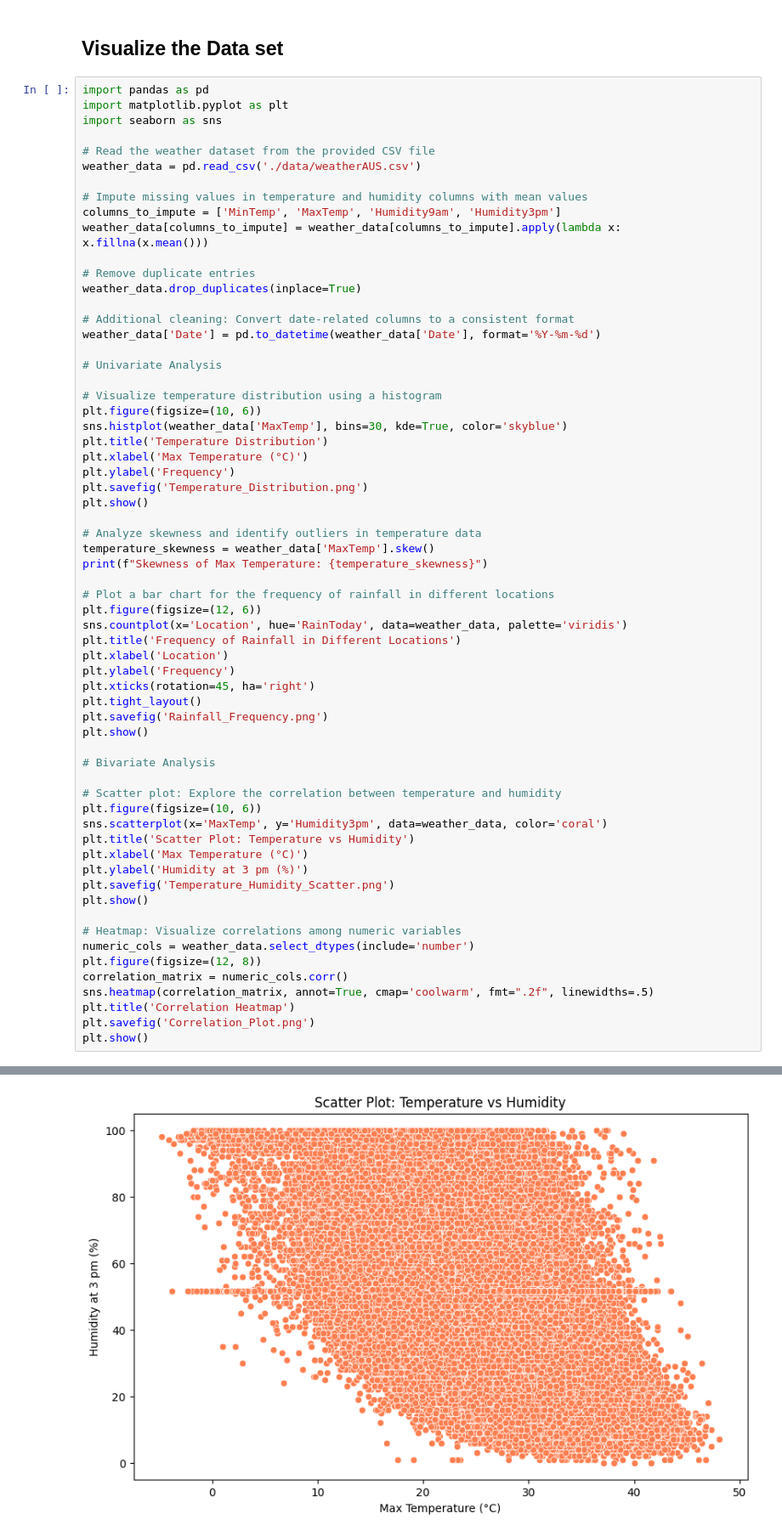
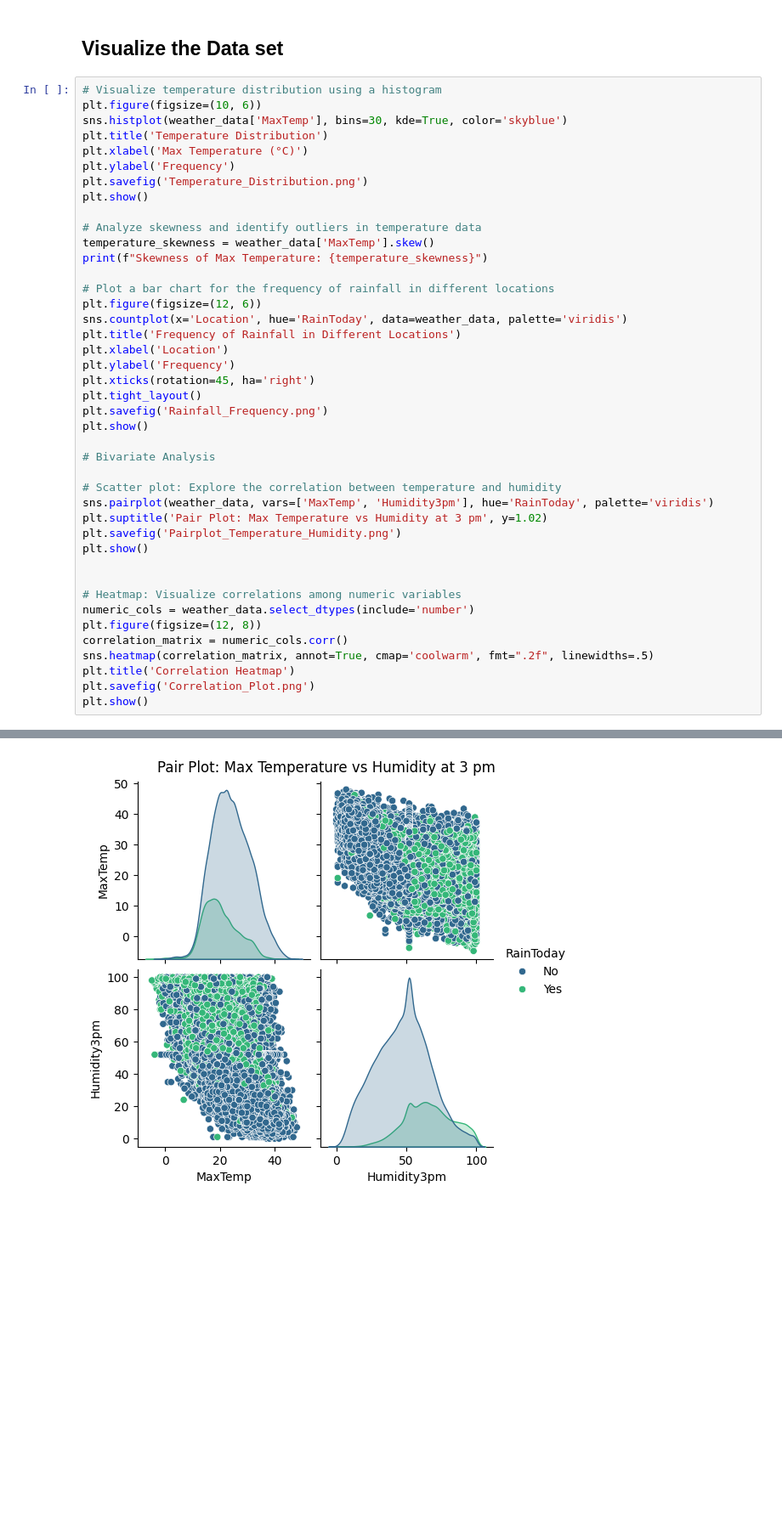
Before and after one commit to Dev00kushal/Student-Performance-Data, a Jupyter notebook: WeatherData.ipynb, the cells around one changed output, grey strips where cells are left out. Shown at 85% size. Saved outputs shown, nothing was run; the diff lists cells and outputs as text; blank space fills up the shorter version.

```diff
--- a/WeatherData.ipynb
+++ b/WeatherData.ipynb
@@ -136,25 +165,6 @@ Unique Wind Directions:
 # %% [markdown]
 ## Visualize the Data set
 # %%
-import pandas as pd
-import matplotlib.pyplot as plt
-import seaborn as sns
-
-# Read the weather dataset from the provided CSV file
-weather_data = pd.read_csv('./data/weatherAUS.csv')
-
-# Impute missing values in temperature and humidity columns with mean values
-columns_to_impute = ['MinTemp', 'MaxTemp', 'Humidity9am', 'Humidity3pm']
-weather_data[columns_to_impute] = weather_data[columns_to_impute].apply(lambda x: x.fillna(x.mean()))
-
-# Remove duplicate entries
-weather_data.drop_duplicates(inplace=True)
-
-# Additional cleaning: Convert date-related columns to a consistent format
-weather_data['Date'] = pd.to_datetime(weather_data['Date'], format='%Y-%m-%d')
-
-# Univariate Analysis
-
 # Visualize temperature distribution using a histogram
 plt.figure(figsize=(10, 6))
 sns.histplot(weather_data['MaxTemp'], bins=30, kde=True, color='skyblue')
@@ -182,13 +192,11 @@ plt.show()
 # Bivariate Analysis
 
 # Scatter plot: Explore the correlation between temperature and humidity
-plt.figure(figsize=(10, 6))
-sns.scatterplot(x='MaxTemp', y='Humidity3pm', data=weather_data, color='coral')
-plt.title('Scatter Plot: Temperature vs Humidity')
-plt.xlabel('Max Temperature (°C)')
-plt.ylabel('Humidity at 3 pm (%)')
-plt.savefig('Temperature_Humidity_Scatter.png')
+sns.pairplot(weather_data, vars=['MaxTemp', 'Humidity3pm'], hue='RainToday', palette='viridis')
+plt.suptitle('Pair Plot: Max Temperature vs Humidity at 3 pm', y=1.02)
+plt.savefig('Pairplot_Temperature_Humidity.png')
 plt.show()
+
 
 # Heatmap: Visualize correlations among numeric variables
 numeric_cols = weather_data.select_dtypes(include='number')
@@ -204,2 +212,2 @@ Skewness of Max Temperature: 0.22180283083269578
 [figure]
-[figure, old version]
+[figure, new version]
```
Also changed, not shown: parts of 4 cells of this notebook, 5 other files.
